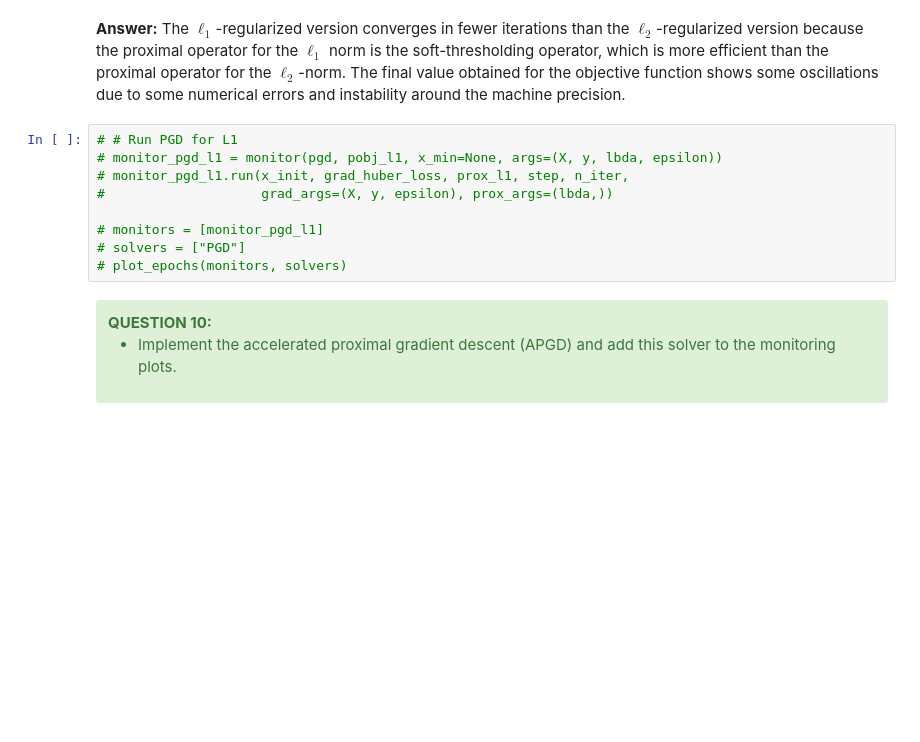
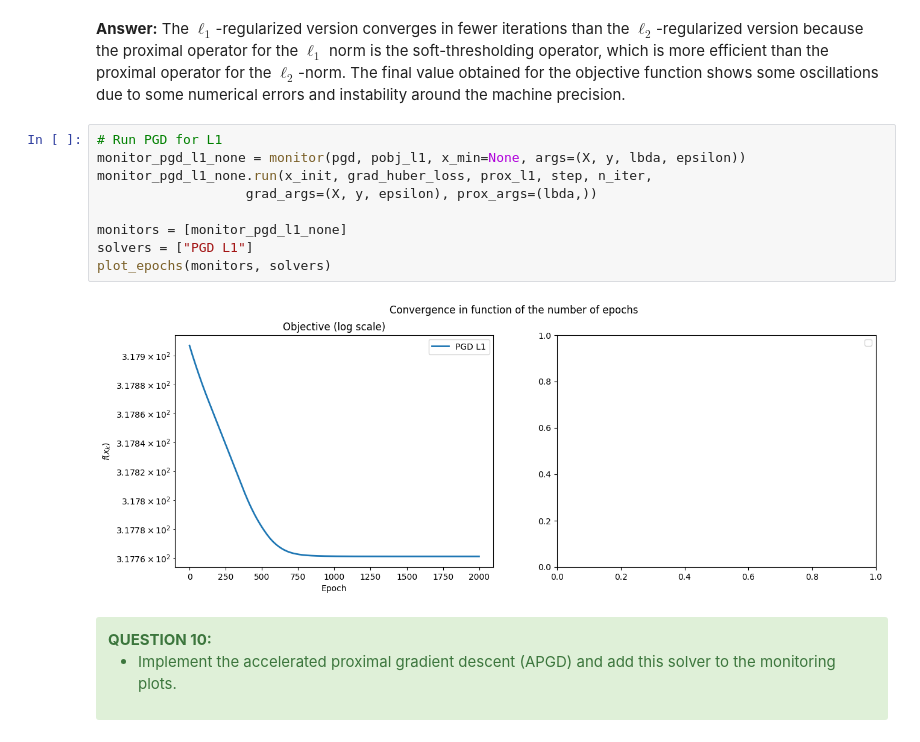
Before and after one commit to BryanBradfo/optimisation-algorithms, a Jupyter notebook: project/project_chen_bryan_and_devilder_alice.ipynb, the cells around one changed output. Saved outputs shown, nothing was run; the diff lists cells and outputs as text; blank space fills up the shorter version.

```diff
--- a/project/project_chen_bryan_and_devilder_alice.ipynb
+++ b/project/project_chen_bryan_and_devilder_alice.ipynb
@@ -746,14 +768,16 @@ plot_epochs(monitors, solvers, suptitle="Convergence in function of the number o
 # %% [markdown]
 **Answer:** The $\ell_1$-regularized version converges in fewer iterations than the $\ell_2$-regularized version because the proximal operator for the $\ell_1$ norm is the soft-thresholding operator, which is more efficient than the proximal operator for the $\ell_2$-norm. The final value obtained for the objective function shows some oscillations due to some numerical errors and instability around the machine precision.
 # %%
-# # Run PGD for L1
-# monitor_pgd_l1 = monitor(pgd, pobj_l1, x_min=None, args=(X, y, lbda, epsilon))
-# monitor_pgd_l1.run(x_init, grad_huber_loss, prox_l1, step, n_iter,
-#                    grad_args=(X, y, epsilon), prox_args=(lbda,))
+# Run PGD for L1
+monitor_pgd_l1_none = monitor(pgd, pobj_l1, x_min=None, args=(X, y, lbda, epsilon))
+monitor_pgd_l1_none.run(x_init, grad_huber_loss, prox_l1, step, n_iter,
+                   grad_args=(X, y, epsilon), prox_args=(lbda,))
 
-# monitors = [monitor_pgd_l1]
-# solvers = ["PGD"]
-# plot_epochs(monitors, solvers)
+monitors = [monitor_pgd_l1_none]
+solvers = ["PGD L1"]
+plot_epochs(monitors, solvers)
+# %% [output]
+[figure, added]
 # %% [markdown]
 <div class="alert alert-success">
     <b>QUESTION 10:</b>
```
Also changed, not shown: parts of 18 cells of this notebook.
